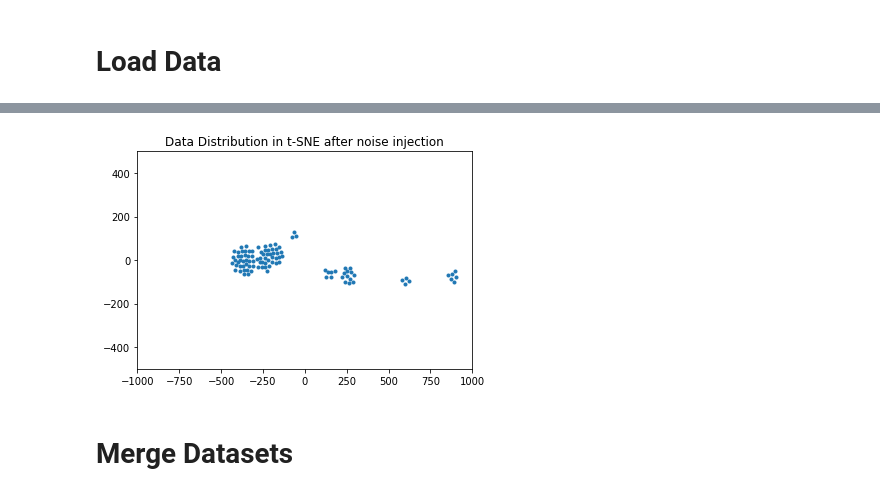
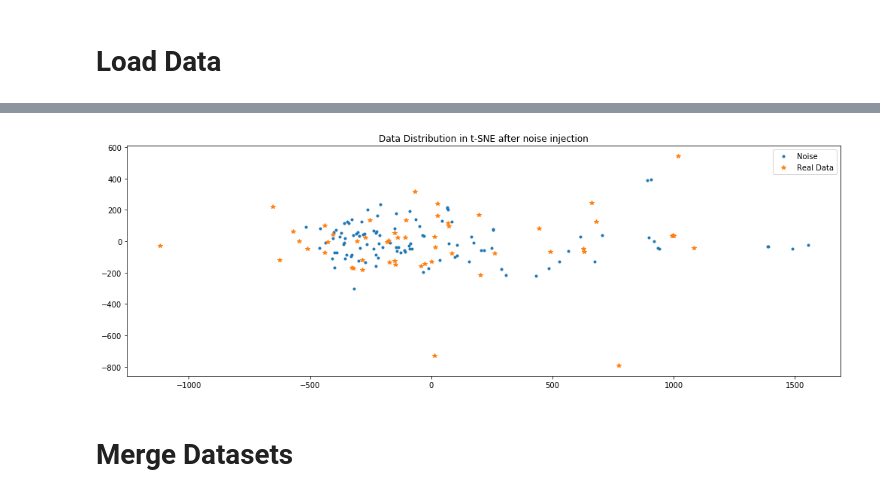
Before and after one commit to owen198/kyoto_ebook, a Jupyter notebook: Benchmarking.ipynb, the cells around one changed output, grey strips where cells are left out. Saved outputs shown, nothing was run; the diff lists cells and outputs as text; code cells hidden in the pictures.

Commit message:
add noise injection plot

```diff
--- a/Benchmarking.ipynb
+++ b/Benchmarking.ipynb
@@ -112,10 +103,10 @@ axes.plot(k_temp[:,0], k_temp[:,1], '.')
 # %%
 if noise_flag:
 
-    k_temp = kyoto_1_all.drop(['userid'], axis=1)
+    k_temp_noise = kyoto_1_all.drop(['userid'], axis=1)
 
-    noise1 = kyoto_1_all[list(k_temp)].mul(np.random.normal(1.0, 0.5, size=len(kyoto_1_all)), axis=0)
-    noise1 = noise1.join(kyoto_1_all['userid'].to_frame())
+    noise1 = kyoto_1_all[list(k_temp_noise)].mul(np.random.normal(1.0, 0.5, size=len(kyoto_1_all)), axis=0)
+    #noise1 = noise1.join(kyoto_1_all['userid'].to_frame())
 
     #noise2 = kyoto_1_all[list(k_temp)].mul(np.random.normal(1.0, 0.5, size=len(kyoto_1_all)), axis=0)
     #noise2 = noise2.join(kyoto_1_all['userid'].to_frame())
@@ -123,16 +114,34 @@ if noise_flag:
     kyoto_1_all = pd.concat([kyoto_1_all, noise1])
     #kyoto_1_all = pd.concat([kyoto_1_all, noise2])
 
-    k_temp = kyoto_1_all.drop(['userid'], axis=1)
-    k_temp = tsne.fit_transform(k_temp)
-
-    fig, axes = plt.subplots()
-    axes.set_xlim([-1000, 1000])
-    axes.set_ylim([-500, 500])
-    axes.set_title('Data Distribution in t-SNE after noise injection')
-    axes.plot(k_temp[:,0], k_temp[:,1], '.')
+    k_temp_noise = kyoto_1_all.drop(['userid'], axis=1)
+    k_temp_noise = tsne.fit_transform(k_temp_noise)
-# %% [output]
-[figure, removed]
+# %%
+if noise_flag:
+
+    plt.figure(figsize=(14, 5))
+    plt.subplots_adjust(hspace=0.4, wspace=0.4)
+
+    '''
+    plt.subplot(1, 2, 1)
+    plt.plot(k_temp[:,0], k_temp[:,1], '.')
+    #plt.xlim(-500, 1000)
+    #plt.ylim(-100, 100)
+    plt.title('Data Distribution in t-SNE before noise injection')
+
+    plt.subplot(1, 2, 2)
+    '''
+    plt.plot(k_temp_noise[:,0], k_temp_noise[:,1], '.',
+            k_temp[:,0], k_temp[:,1], '*')
+    #plt.xlim(-500, 1000)
+    #plt.ylim(-100, 100)
+    plt.title('Data Distribution in t-SNE after noise injection')
+    plt.legend(['Noise', 'Real Data'])
+
+    plt.tight_layout()
+    plt.savefig('./images/noise_injection.png', dpi=300)
+# %% [output]
+[figure, added]
 # %% [markdown]
 # Merge Datasets
 # %%
```
Also changed, not shown: parts of 10 cells of this notebook, 1 other file.
